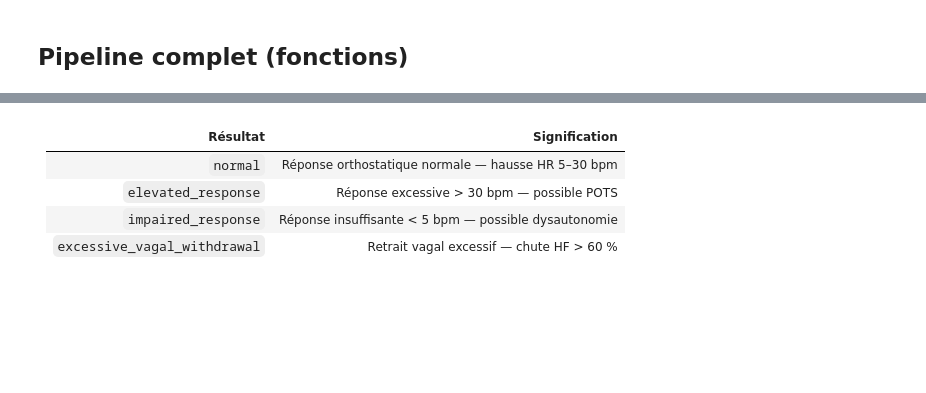
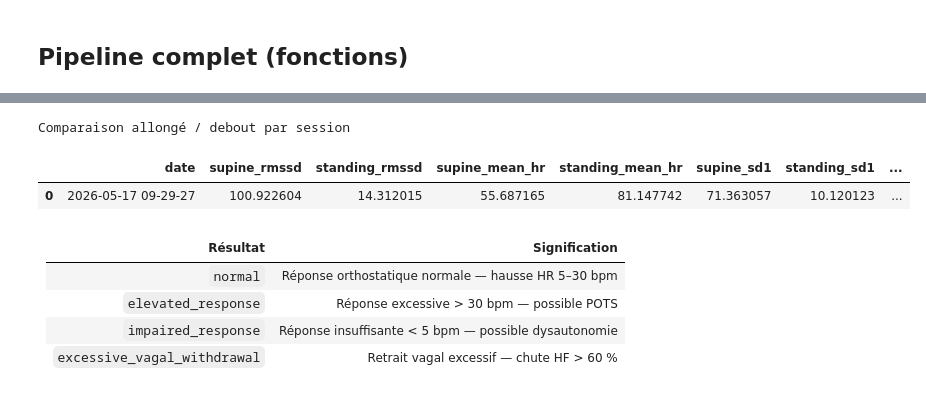
Before and after one commit to JulienMilon-DevSecOps/cardiolab, a Jupyter notebook: pipeline-notebook.ipynb, the cells around one changed output, grey strips where cells are left out. Saved outputs shown, nothing was run; the diff lists cells and outputs as text; code cells hidden in the pictures; blank space fills up the shorter version.

```diff
--- a/pipeline-notebook.ipynb
+++ b/pipeline-notebook.ipynb
@@ -306,7 +420,6 @@ import json
 import math
 from dataclasses import dataclass
 
-import pandas as pd
 from IPython.display import display
 
 from cardiolab.protocols.orthostatic import OrthostaticResult, orthostatic_hrv
@@ -316,6 +429,7 @@ from cardiolab.signals.rr import RRSeries
 @dataclass
 class OrthostaticSession:
     """Conteneur pour une session orthostatique (date + résultat)."""
+
     date: str
     result: OrthostaticResult
 
@@ -340,15 +454,17 @@ def load_orthostatic_sessions(
 
 def _display_hrv_phase(label: str, features, duration_sec: float) -> None:
     """Affiche tous les indicateurs HRV d'une phase (3 domaines)."""
-    dfa_str = f"{features.dfa_alpha1:.3f}" if not math.isnan(features.dfa_alpha1) else "n/a"
+    dfa_str = (
+        f"{features.dfa_alpha1:.3f}" if not math.isnan(features.dfa_alpha1) else "n/a"
+    )
     print(f"\n  {label}  (durée : {duration_sec:.0f} s)")
-    print(f"    ── Temporel ──────────────────────────────")
+    print("    ── Temporel ──────────────────────────────")
     print(f"    RMSSD    : {features.rmssd:.2f} ms")
     print(f"    ln_RMSSD : {features.ln_rmssd:.3f}")
     print(f"    SDNN     : {features.sdnn:.2f} ms")
     print(f"    pNN50    : {features.pnn50:.1f} %")
     print(f"    HR moyen : {features.mean_hr:.1f} bpm")
-    print(f"    ── Fréquentiel ───────────────────────────")
+    print("    ── Fréquentiel ───────────────────────────")
     print(f"    VLF      : {features.vlf:.2f} ms²")
     print(f"    LF       : {features.lf:.2f} ms²")
     print(f"    HF       : {features.hf:.2f} ms²")
@@ -356,7 +472,7 @@ def _display_hrv_phase(label: str, features, duration_sec: float) -> None:
     print(f"    LF/HF    : {features.lf_hf:.3f}")
     print(f"    HF%      : {features.hf_pct:.3f}")
     print(f"    LF_nu    : {features.lf_nu:.3f}  │  HF_nu : {features.hf_nu:.3f}")
-    print(f"    ── Non-linéaire ──────────────────────────")
+    print("    ── Non-linéaire ──────────────────────────")
     print(f"    SD1      : {features.sd1:.2f} ms  (court terme)")
     print(f"    SD2      : {features.sd2:.2f} ms  (long terme)")
     print(f"    SD1/SD2  : {features.sd_ratio:.3f}    (normal : 0.25 – 0.55)")
@@ -373,19 +489,25 @@ def display_orthostatic_results(sessions: list[OrthostaticSession]) -> None:
         print(f"  {session.date}")
         print(f"{'═' * 58}")
 
-        _display_hrv_phase("ALLONGÉ",  p.supine.features,   p.supine.duration_sec)
+        _display_hrv_phase("ALLONGÉ", p.supine.features, p.supine.duration_sec)
 
-        print(f"\n  TRANSITION  (durée : {p.transition.duration_sec:.1f} s  "
-              f"│  {p.transition.start_sec:.0f}s → {p.transition.end_sec:.0f}s)")
-        print(f"    Delta HR : +{p.transition.delta_hr:.1f} bpm   │  HR max : {p.transition.peak_hr:.1f} bpm")
+        print(
+            f"\n  TRANSITION  (durée : {p.transition.duration_sec:.1f} s  "
+            f"│  {p.transition.start_sec:.0f}s → {p.transition.end_sec:.0f}s)"
+        )
+        print(
+            f"    Delta HR : +{p.transition.delta_hr:.1f} bpm   │  HR max : {p.transition.peak_hr:.1f} bpm"
+        )
 
-        _display_hrv_phase("DEBOUT",  p.standing.features, p.standing.duration_sec)
+        _display_hrv_phase("DEBOUT", p.standing.features, p.standing.duration_sec)
 
         print(f"\n  {'─' * 46}")
-        print(f"  RÉSUMÉ ORTHOSTATIQUE")
+        print("  RÉSUMÉ ORTHOSTATIQUE")
         print(f"  {'─' * 46}")
         print(f"  Réponse HR   : +{r.hr_response:.1f} bpm")
-        print(f"  Δ LF/HF      :  x{r.lf_hf_ratio_change:.2f}  (> 1 = activation sympathique)")
+        print(
+            f"  Δ LF/HF      :  x{r.lf_hf_ratio_change:.2f}  (> 1 = activation sympathique)"
+        )
         print(f"  Δ HF         :  {r.hf_response_pct:.1f}%   (normal : −30% à −50%)")
         print(f"  Δ HF/FC      :  {r.hf_hr_pct_change:.1f}%   (retrait vagal au lever)")
         print(f"  Résultat     :  {r.interpretation}")
@@ -407,24 +529,39 @@ else:
     rows = []
     for s in sessions:
         row = {"date": s.date}
-        for col in ["rmssd", "mean_hr", "sd1", "sd2", "sd_ratio", "dfa_alpha1", "hf_nu"]:
-            row[f"supine_{col}"]   = getattr(s.result.phases.supine.features, col)
+        for col in [
+            "rmssd",
+            "mean_hr",
+            "sd1",
+            "sd2",
+            "sd_ratio",
+            "dfa_alpha1",
+            "hf_nu",
+        ]:
+            row[f"supine_{col}"] = getattr(s.result.phases.supine.features, col)
             row[f"standing_{col}"] = getattr(s.result.phases.standing.features, col)
-        row["hr_response"]      = s.result.hr_response
-        row["hf_response_pct"]  = s.result.hf_response_pct
-        row["interpretation"]   = s.result.interpretation
+        row["hr_response"] = s.result.hr_response
+        row["hf_response_pct"] = s.result.hf_response_pct
+        row["interpretation"] = s.result.interpretation
         rows.append(row)
 
     df_ortho = pd.DataFrame(rows)
     display(
-        df_ortho.style
-            .format({c: "{:.2f}" for c in df_ortho.select_dtypes("float").columns
-                     if c not in ("supine_dfa_alpha1", "standing_dfa_alpha1")})
-            .format({
-                "supine_dfa_alpha1":   lambda x: f"{x:.3f}" if pd.notna(x) else "n/a",
+        df_ortho.style.format(
+            {
+                c: "{:.2f}"
+                for c in df_ortho.select_dtypes("float").columns
+                if c not in ("supine_dfa_alpha1", "standing_dfa_alpha1")
+            }
+        )
+        .format(
+            {
+                "supine_dfa_alpha1": lambda x: f"{x:.3f}" if pd.notna(x) else "n/a",
                 "standing_dfa_alpha1": lambda x: f"{x:.3f}" if pd.notna(x) else "n/a",
-            })
-            .background_gradient(subset=["supine_rmssd", "standing_rmssd"], cmap="RdYlGn")
-            .background_gradient(subset=["hr_response"],   cmap="RdYlGn_r")
-            .set_caption("Comparaison allongé / debout par session")
+            }
+        )
+        .background_gradient(subset=["supine_rmssd", "standing_rmssd"], cmap="RdYlGn")
+        .background_gradient(subset=["hr_response"], cmap="RdYlGn_r")
+        .set_caption("Comparaison allongé / debout par session")
     )
+# %% [output]
@@ -431,3 +585,6 @@ else:
+Comparaison allongé / debout par session
+|  | date | supine_rmssd | standing_rmssd | supine_mean_hr | standing_mean_hr | supine_sd1 | standing_sd1 | ... |
+| 0 | 2026-05-17 09-29-27 | 100.922604 | 14.312015 | 55.687165 | 81.147742 | 71.363057 | 10.120123 | ... |
 # %% [markdown]
 | Résultat | Signification |
 | --- | --- |
```
Also changed, not shown: parts of 9 cells of this notebook, 4 other files.
